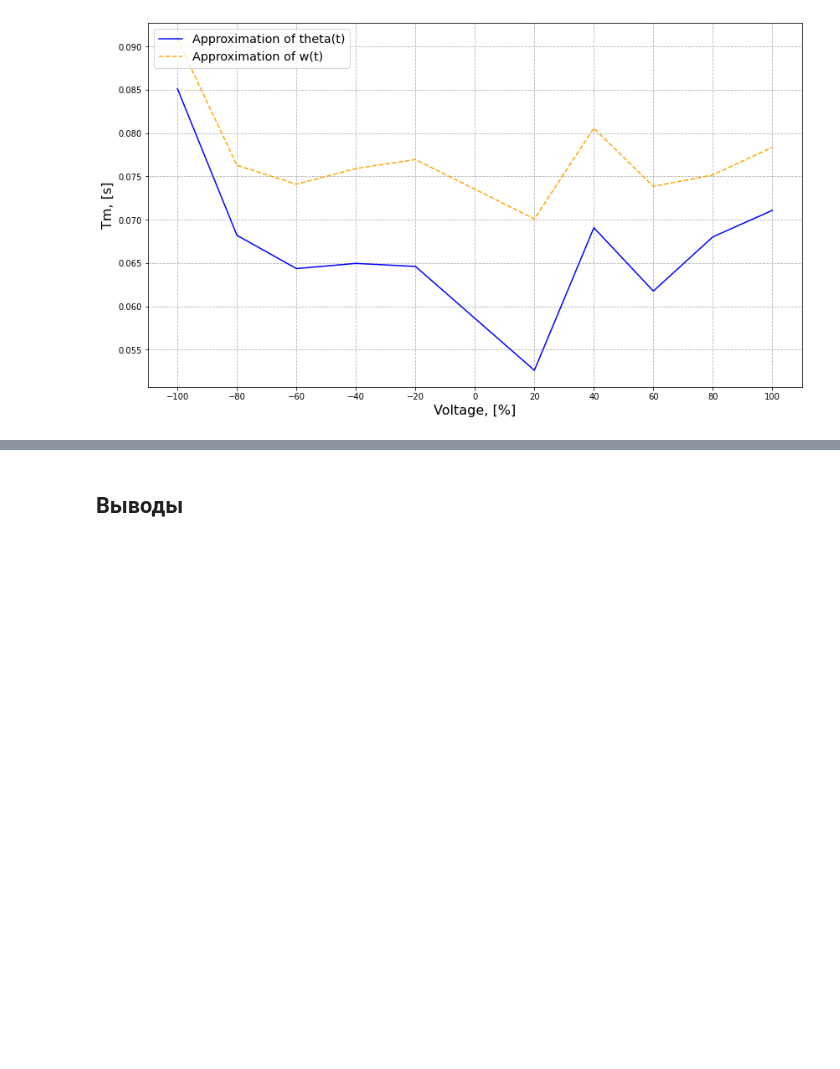
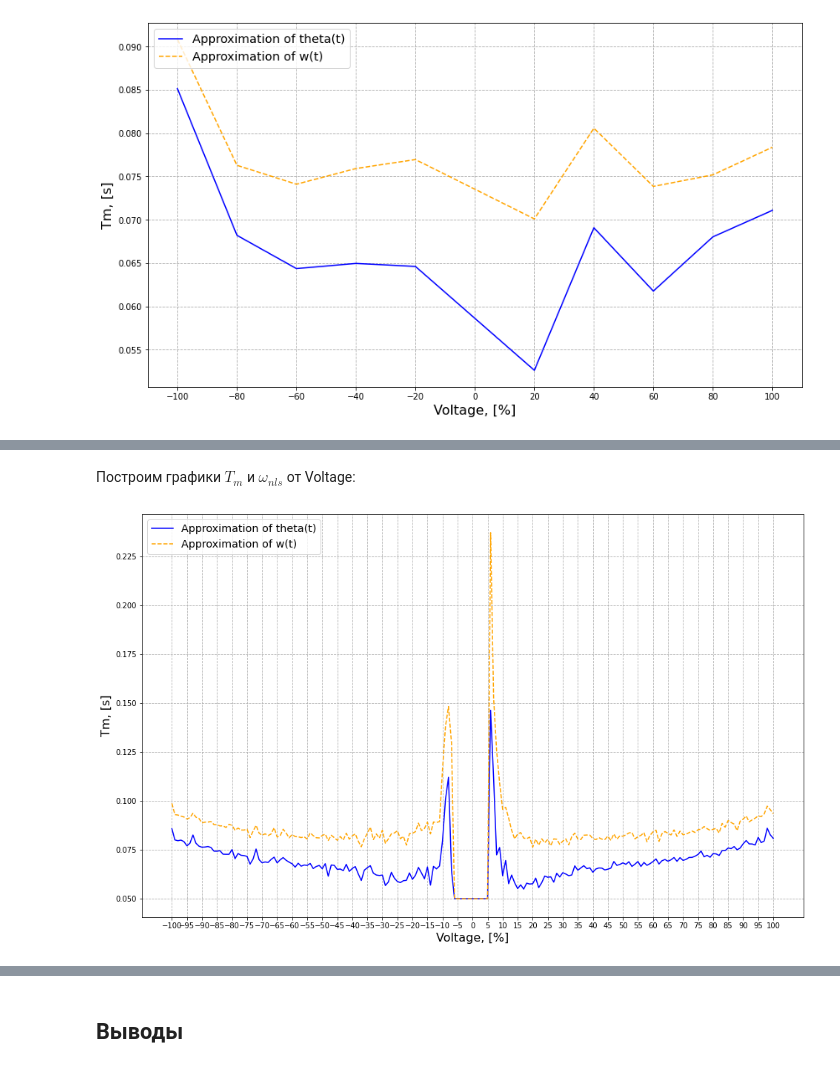
Before and after one commit to TheAnubisGod/Robotics, a Jupyter notebook: Motor_modeling_1.ipynb, the cells around one changed output, grey strips where cells are left out. Drawn from its saved outputs; the diff is of its cells as text; code cells hidden in the pictures; blank space fills up the shorter version.

```diff
--- a/Motor_modeling_1.ipynb
+++ b/Motor_modeling_1.ipynb
@@ -331,0 +358,46 @@ f.show()
+# %%
+time_sp = []
+time_an = []
+angle_data = []
+speed_data = []
+Tm_an = []
+Tm_sp = []
+Wm_an = []
+Wm_sp = []
+j=0
+for i in range(-100, 101):
+    if i == 0:
+        continue
+    data_sp = (pd.read_csv(f"motor speed {i} Data.txt", header=None, sep=" ")).to_numpy()
+    data_an = (pd.read_csv(f"motor position {i} Data.txt", header=None, sep=" ")).to_numpy()
+    time_sp.append(data_sp[:, 0])
+    time_an.append(data_an[:, 0])
+    angle_data.append(data_an[:, 1] * np.pi / 180)
+    speed_data.append(data_sp[:, 1]/(180/np.pi))
+
+    p0 = [0.05,7]
+
+    w, _ = opt.curve_fit(angle, time_an[j], angle_data[j], p0=p0)
+    Tm_an.append(w[0])
+    Wm_an.append(w[1])
+
+    w, _ = opt.curve_fit(speed, time_sp[j], speed_data[j], p0=p0)
+    Tm_sp.append(w[0])
+    Wm_sp.append(w[1])
+    j+=1
+# %% [markdown]
+Построим графики $T_m$ и $\omega_{nls}$ от Voltage:
+# %%
+f, ax = plt.subplots(1, 1)
+f.set_size_inches((16, 10))
+ax.set_xlabel("Voltage, [%]", size=16)
+ax.set_ylabel("Tm, [s]", size=16)
+ax.plot([x for x in range(-100,101) if x != 0], Tm_an, color="blue",label="Approximation of theta(t)")
+ax.plot([x for x in range(-100,101) if x != 0], Tm_sp, color="orange",label="Approximation of w(t)",linestyle="--")
+plt.grid(True, linestyle="--")
+plt.xticks([x for x in range(-100,105,5)])
+legend = ax.legend(loc='upper left', fontsize='x-large')
+legend.get_frame().set_facecolor('#FFFFFF')
+f.show()
+# %% [output]
+[figure, added]
```
Also changed, not shown: parts of 12 cells of this notebook.
